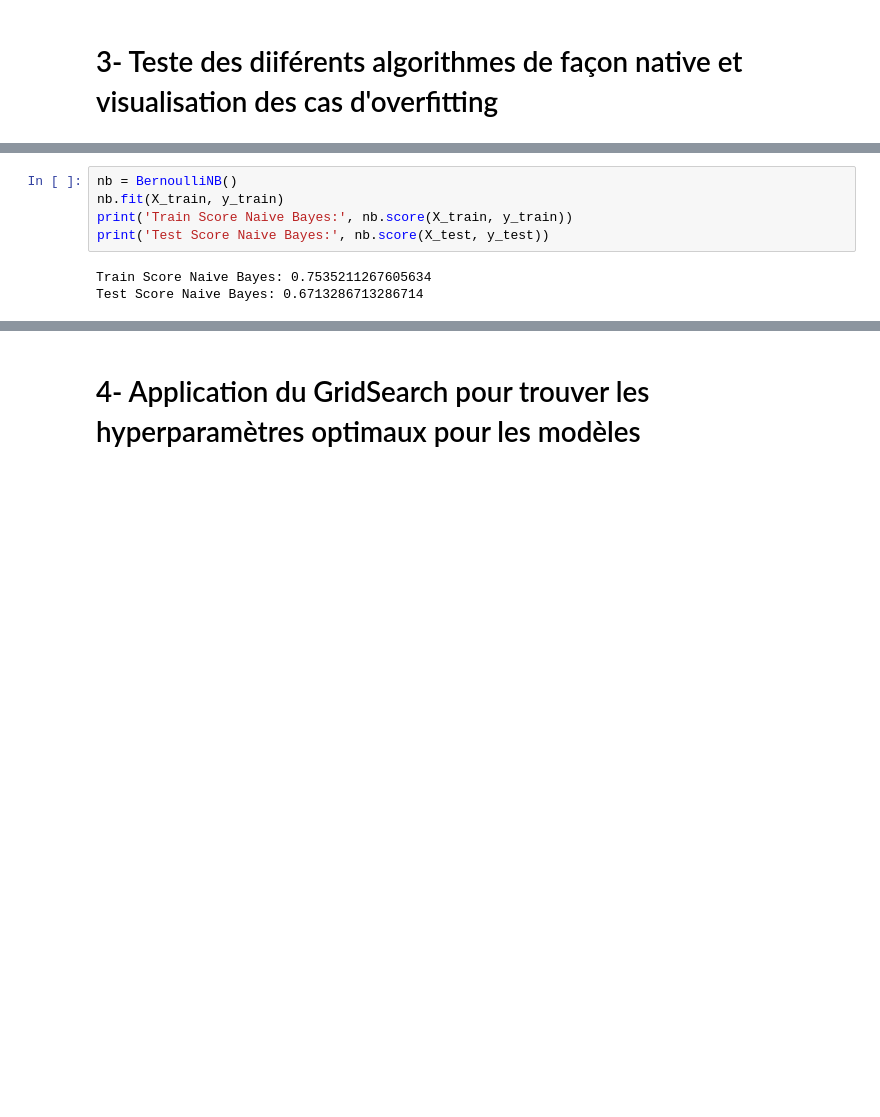
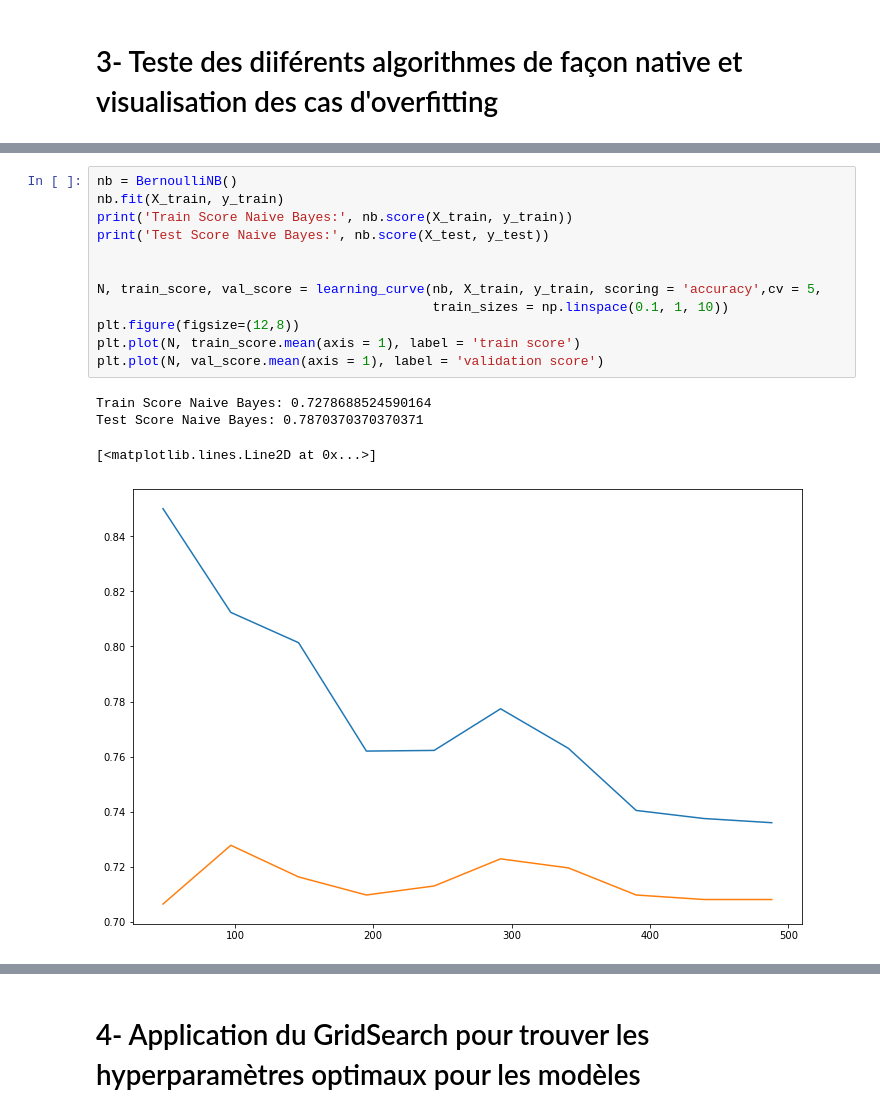
Before and after one commit to lnspeedy/CreditRisk_Classification, a Jupyter notebook: exploration/modèle_Chris.ipynb, the cells around one changed output, grey strips where cells are left out. Saved outputs shown, nothing was run; the diff lists cells and outputs as text; blank space fills up the shorter version.

```diff
--- a/exploration/modèle_Chris.ipynb
+++ b/exploration/modèle_Chris.ipynb
@@ -101,11 +114,20 @@ Test ScoreKNN: 0.7552447552447552
 # %%
 nb = BernoulliNB()
 nb.fit(X_train, y_train)
 print('Train Score Naive Bayes:', nb.score(X_train, y_train))
 print('Test Score Naive Bayes:', nb.score(X_test, y_test))
+
+
+N, train_score, val_score = learning_curve(nb, X_train, y_train, scoring = 'accuracy',cv = 5,
+                                           train_sizes = np.linspace(0.1, 1, 10))
+plt.figure(figsize=(12,8))
+plt.plot(N, train_score.mean(axis = 1), label = 'train score')
+plt.plot(N, val_score.mean(axis = 1), label = 'validation score')
 # %% [output]
-Train Score Naive Bayes: 0.7535211267605634
-Test Score Naive Bayes: 0.6713286713286714
+Train Score Naive Bayes: 0.7278688524590164
+Test Score Naive Bayes: 0.7870370370370371
+[<matplotlib.lines.Line2D at 0x...>]
+[figure, added]
 # %%
 svc = SVC()
 svc.fit(X_train, y_train)
```
Also changed, not shown: parts of 63 cells of this notebook, 1 other file.
